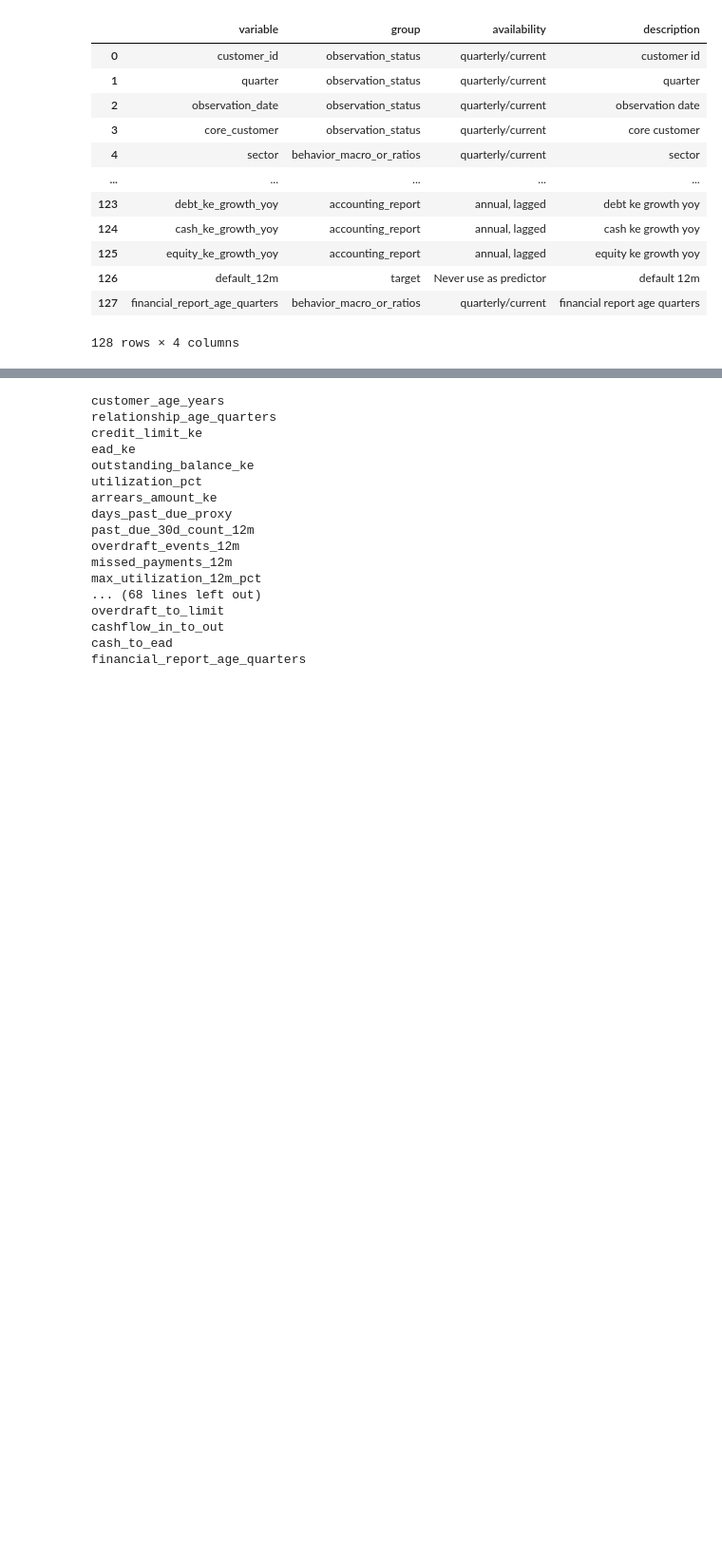
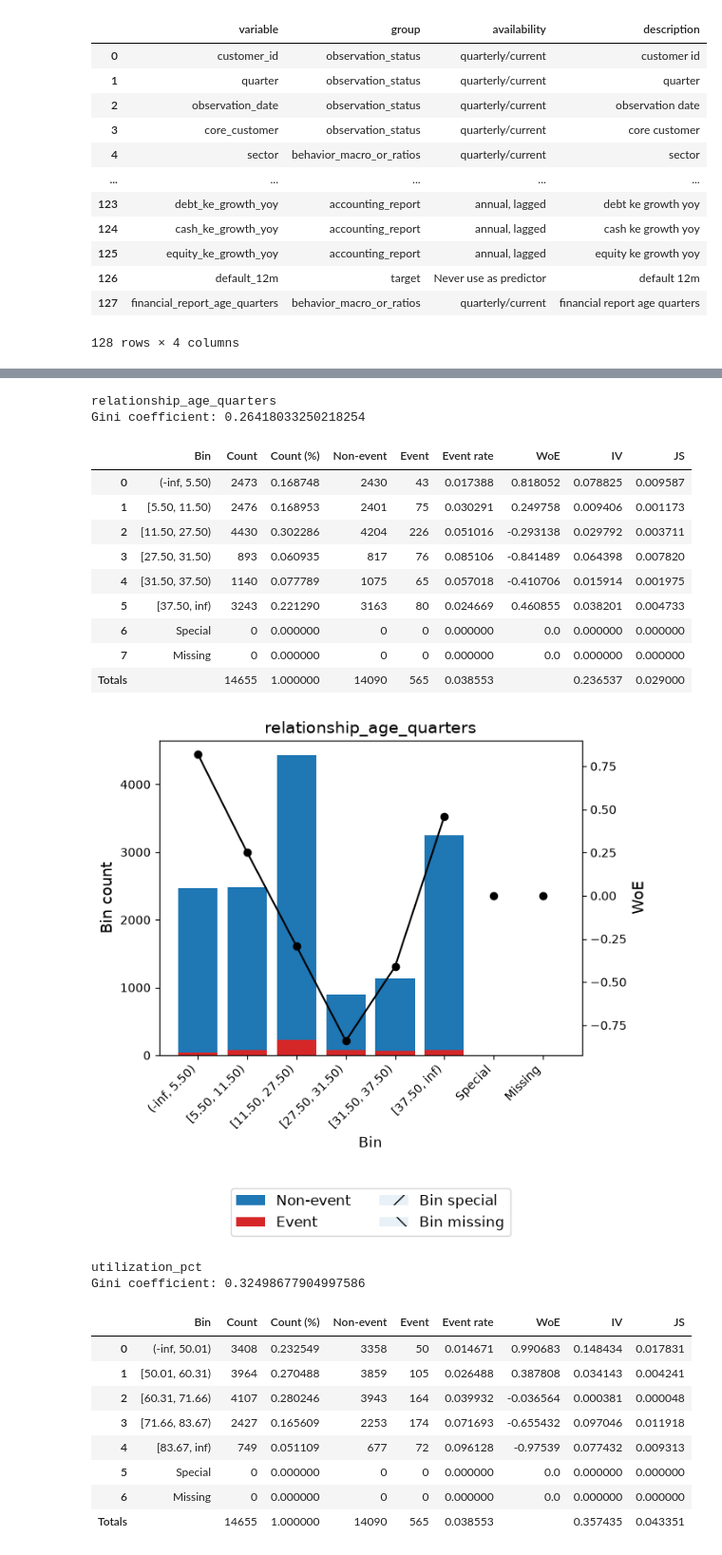
Before and after one commit to Christoffer11/PD-modelling, a Jupyter notebook: SFA.ipynb, the cells around one changed output, grey strips where cells are left out. Shown at 95% size. Drawn from its saved outputs; the diff is of its cells as text; code cells hidden in the pictures; blank space fills up the shorter version.

```diff
--- a/SFA.ipynb
+++ b/SFA.ipynb
@@ -57,28 +64,42 @@ pd.DataFrame([train[var].dtypes, train[var].isna().sum()], index=['dtypes', 'na_
 85 rows × 2 columns
 # %%
-binning = {}
+binning_var = {}
 
 for v in var:
-    if type(train[v][0]) == str:
+    binning = optb.OptimalBinning(name=v, dtype= "categorical" if train_info.loc[v, "dtypes"] == "str" else "numerical", max_pvalue=0.05)
+    binning.fit(train[v], train["default_12m"])
+    table = binning.binning_table.build()
+    woe = binning.transform(train[v], metric="woe")
+    gini = 2*roc_auc_score(1 - train["default_12m"], woe) - 1
+    if len(table.index) <= 4 or gini < 1e-1:
         continue
-    binning[v] = optb.OptimalBinning(name=v)
     print(v)
-    binning[v].fit(train[v], train["default_12m"])
+    print("Gini coefficient:", gini)
+    display(table)
+    binning.binning_table.plot(show_bin_labels=True)
+    binning_var[v] = binning
 # %% [output]
-customer_age_years
 relationship_age_quarters
-credit_limit_ke
-ead_ke
-outstanding_balance_ke
-utilization_pct
-arrears_amount_ke
-days_past_due_proxy
-past_due_30d_count_12m
-overdraft_events_12m
-missed_payments_12m
-max_utilization_12m_pct
-... (68 lines left out)
-overdraft_to_limit
-cashflow_in_to_out
-cash_to_ead
-financial_report_age_quarters
+Gini coefficient: 0.26418033250218254
+|  | Bin | Count | Count (%) | Non-event | Event | Event rate | WoE | IV | JS |
+| 0 | (-inf, 5.50) | 2473 | 0.168748 | 2430 | 43 | 0.017388 | 0.818052 | 0.078825 | 0.009587 |
+| 1 | [5.50, 11.50) | 2476 | 0.168953 | 2401 | 75 | 0.030291 | 0.249758 | 0.009406 | 0.001173 |
+| 2 | [11.50, 27.50) | 4430 | 0.302286 | 4204 | 226 | 0.051016 | -0.293138 | 0.029792 | 0.003711 |
+| 3 | [27.50, 31.50) | 893 | 0.060935 | 817 | 76 | 0.085106 | -0.841489 | 0.064398 | 0.007820 |
+| 4 | [31.50, 37.50) | 1140 | 0.077789 | 1075 | 65 | 0.057018 | -0.410706 | 0.015914 | 0.001975 |
+| 5 | [37.50, inf) | 3243 | 0.221290 | 3163 | 80 | 0.024669 | 0.460855 | 0.038201 | 0.004733 |
+| 6 | Special | 0 | 0.000000 | 0 | 0 | 0.000000 | 0.0 | 0.000000 | 0.000000 |
+| 7 | Missing | 0 | 0.000000 | 0 | 0 | 0.000000 | 0.0 | 0.000000 | 0.000000 |
+| Totals |  | 14655 | 1.000000 | 14090 | 565 | 0.038553 |  | 0.236537 | 0.029000 |
+[figure, added]
+utilization_pct
+Gini coefficient: 0.32498677904997586
+|  | Bin | Count | Count (%) | Non-event | Event | Event rate | WoE | IV | JS |
+| 0 | (-inf, 50.01) | 3408 | 0.232549 | 3358 | 50 | 0.014671 | 0.990683 | 0.148434 | 0.017831 |
+| 1 | [50.01, 60.31) | 3964 | 0.270488 | 3859 | 105 | 0.026488 | 0.387808 | 0.034143 | 0.004241 |
+| 2 | [60.31, 71.66) | 4107 | 0.280246 | 3943 | 164 | 0.039932 | -0.036564 | 0.000381 | 0.000048 |
+| 3 | [71.66, 83.67) | 2427 | 0.165609 | 2253 | 174 | 0.071693 | -0.655432 | 0.097046 | 0.011918 |
+| 4 | [83.67, inf) | 749 | 0.051109 | 677 | 72 | 0.096128 | -0.97539 | 0.077432 | 0.009313 |
+| 5 | Special | 0 | 0.000000 | 0 | 0 | 0.000000 | 0.0 | 0.000000 | 0.000000 |
+| 6 | Missing | 0 | 0.000000 | 0 | 0 | 0.000000 | 0.0 | 0.000000 | 0.000000 |
+| Totals |  | 14655 | 1.000000 | 14090 | 565 | 0.038553 |  | 0.357435 | 0.043351 |
```
Also changed, not shown: parts of 4 cells of this notebook, 4 other files.
